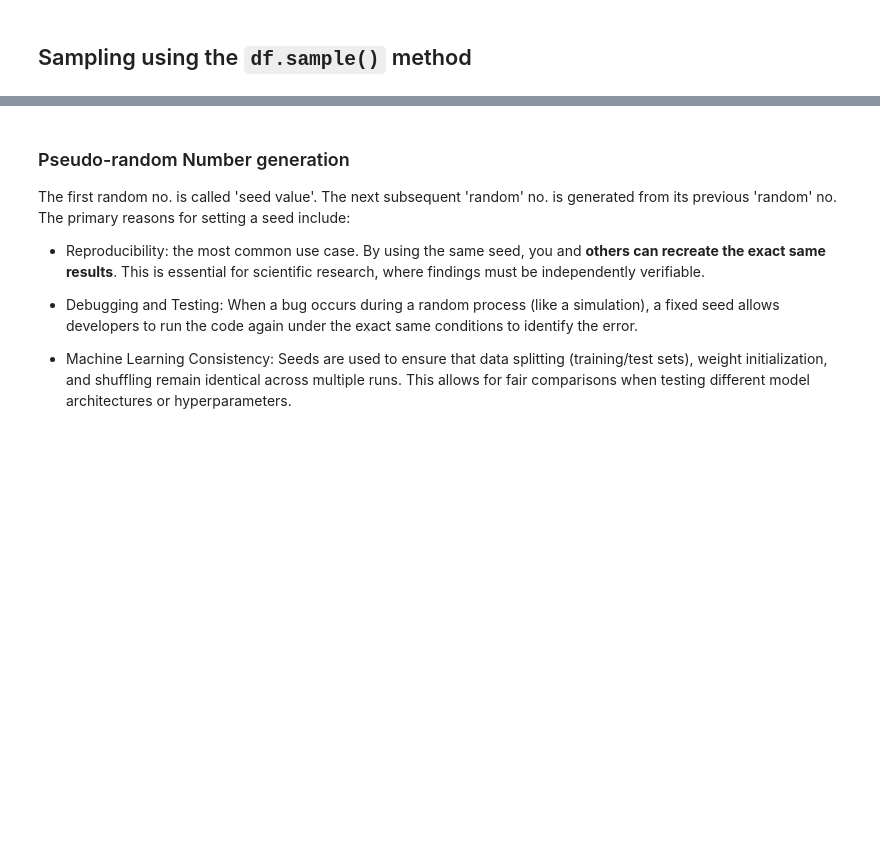
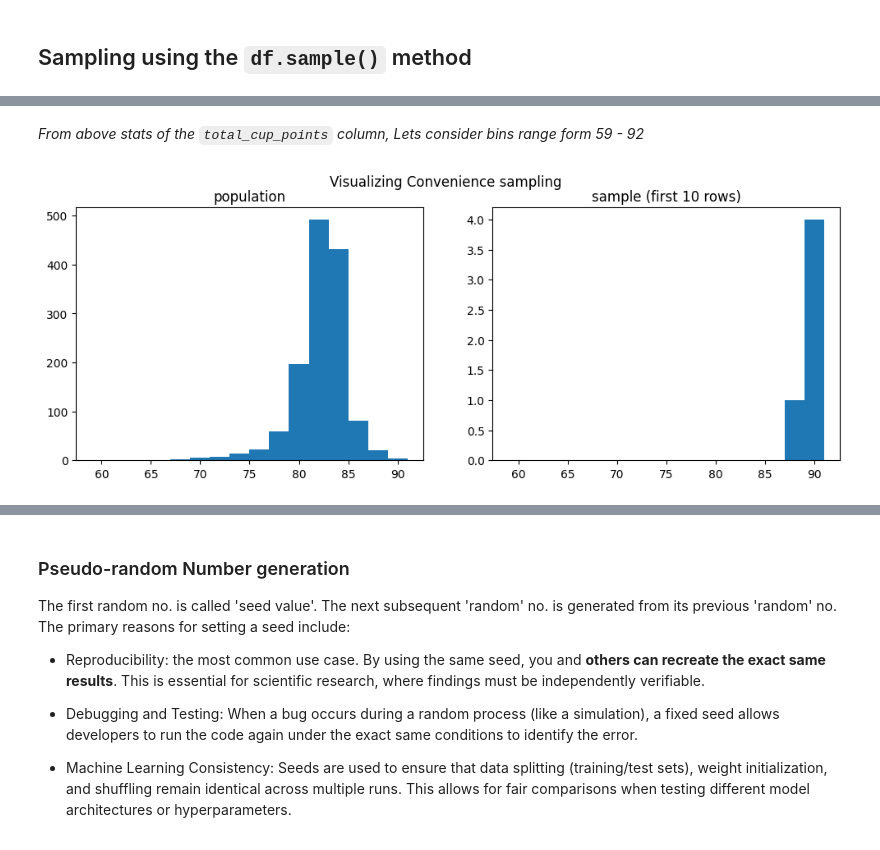
Before and after one commit to abhijeet-bhambere/python-ml-trail, a Jupyter notebook: sampling-in-python.ipynb, the cells around one changed output, grey strips where cells are left out. Drawn from its saved outputs; the diff is of its cells as text; code cells hidden in the pictures; blank space fills up the shorter version.

```diff
--- a/sampling-in-python.ipynb
+++ b/sampling-in-python.ipynb
@@ -5,3 +5,7 @@ import numpy as np
 import pandas as pd
 import matplotlib.pyplot as plt
 import seaborn as sns
+# %%
+# importing the dataset
+coffee_df = pd.read_feather('./datasets/coffee_ratings_full.feather')
+coffee_df.head()
@@ -16,0 +90,14 @@ Visualizing the distributions of the population and the sample can help determin
+# %% [markdown]
+_From above stats of the `total_cup_points` column, Lets consider bins range form 59 - 92_
+# %%
+fig, (ax1, ax2) = plt.subplots(1,2, figsize=(12,4))
+ax1.hist(data = coffee_df , x="total_cup_points" , bins=np.arange(59,92,2))
+ax1.set_title("population")
+
+ax2.hist(data = coffee_df.head() , x="total_cup_points", bins=np.arange(59,92,2))
+ax2.set_title("sample (first 10 rows)")
+
+fig.suptitle("Visualizing Convenience sampling - introduces ")
+plt.show()
+# %% [output]
+[figure, added]
```
Also changed, not shown: parts of 26 cells of this notebook.
